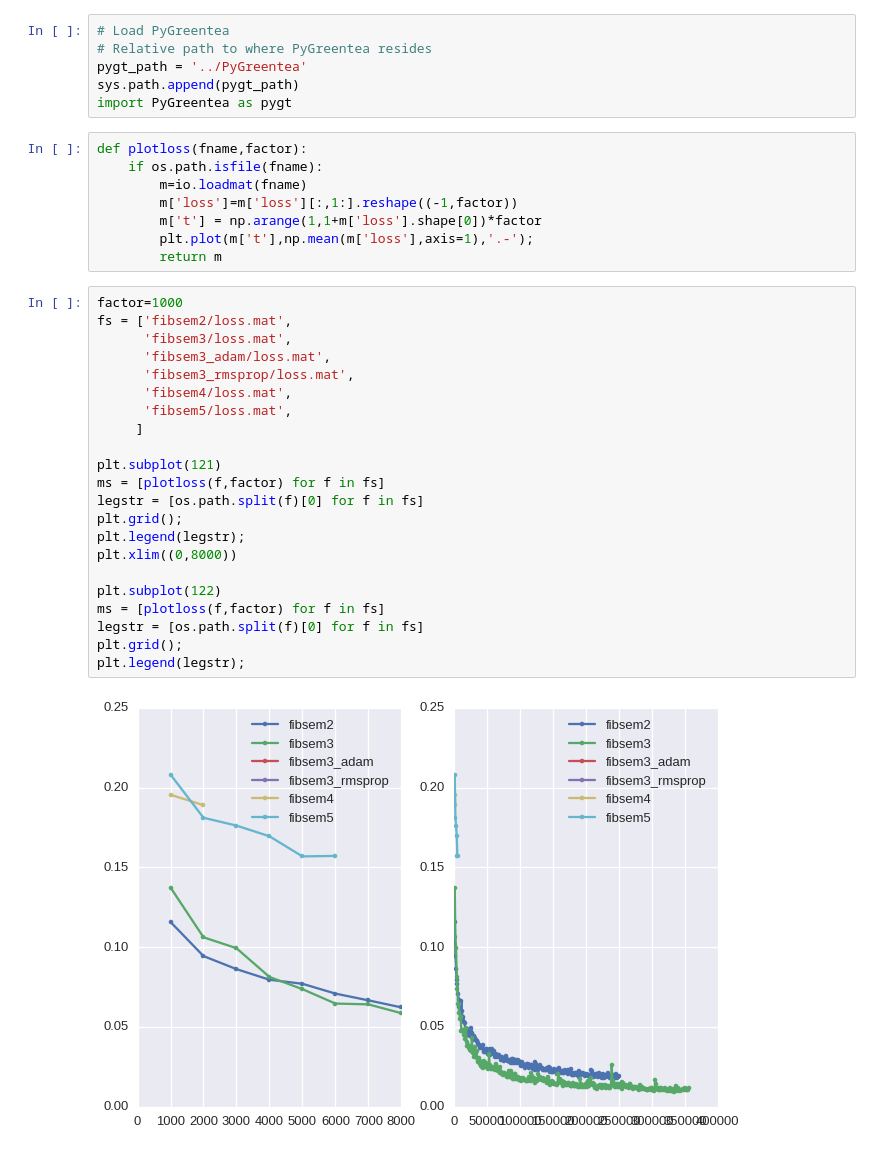
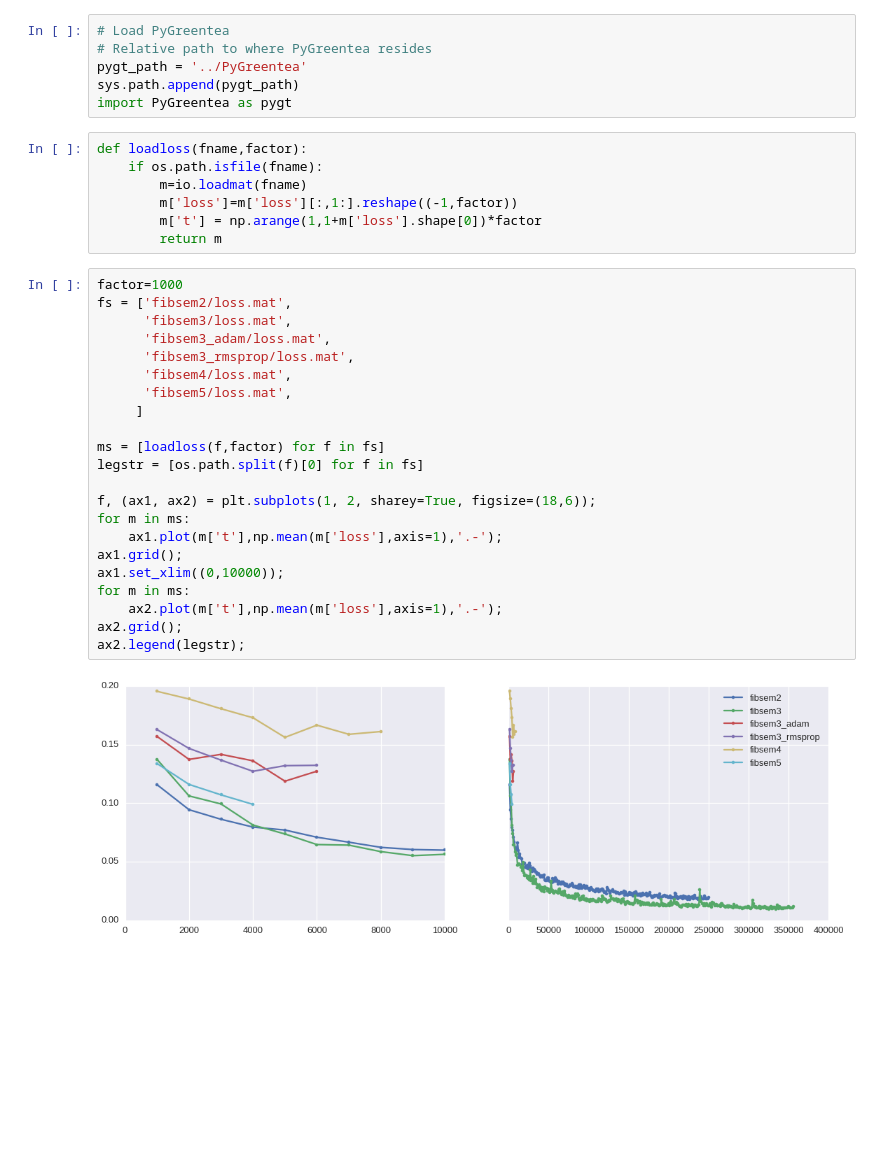
Before and after one commit to grisaitis/pygt_models, a Jupyter notebook: PlotLoss.ipynb, the cells around one changed output. Saved outputs shown, nothing was run; the diff lists cells and outputs as text; blank space fills up the shorter version.

```diff
--- a/PlotLoss.ipynb
+++ b/PlotLoss.ipynb
@@ -19,34 +19,33 @@ pygt_path = '../PyGreentea'
 sys.path.append(pygt_path)
 import PyGreentea as pygt
 # %%
-def plotloss(fname,factor):
+def loadloss(fname,factor):
     if os.path.isfile(fname):
         m=io.loadmat(fname)
         m['loss']=m['loss'][:,1:].reshape((-1,factor))
         m['t'] = np.arange(1,1+m['loss'].shape[0])*factor
-        plt.plot(m['t'],np.mean(m['loss'],axis=1),'.-');
         return m
 # %%
 factor=1000
 fs = ['fibsem2/loss.mat',
       'fibsem3/loss.mat',
       'fibsem3_adam/loss.mat',
       'fibsem3_rmsprop/loss.mat',
       'fibsem4/loss.mat',
       'fibsem5/loss.mat',
      ]
 
-plt.subplot(121)
-ms = [plotloss(f,factor) for f in fs]
+ms = [loadloss(f,factor) for f in fs]
 legstr = [os.path.split(f)[0] for f in fs]
-plt.grid();
-plt.legend(legstr);
-plt.xlim((0,8000))
 
-plt.subplot(122)
-ms = [plotloss(f,factor) for f in fs]
-legstr = [os.path.split(f)[0] for f in fs]
-plt.grid();
-plt.legend(legstr);
+f, (ax1, ax2) = plt.subplots(1, 2, sharey=True, figsize=(18,6));
+for m in ms:
+    ax1.plot(m['t'],np.mean(m['loss'],axis=1),'.-');
+ax1.grid();
+ax1.set_xlim((0,10000));
+for m in ms:
+    ax2.plot(m['t'],np.mean(m['loss'],axis=1),'.-');
+ax2.grid();
+ax2.legend(legstr);
 # %% [output]
-[figure, old version]
+[figure, new version]
```
